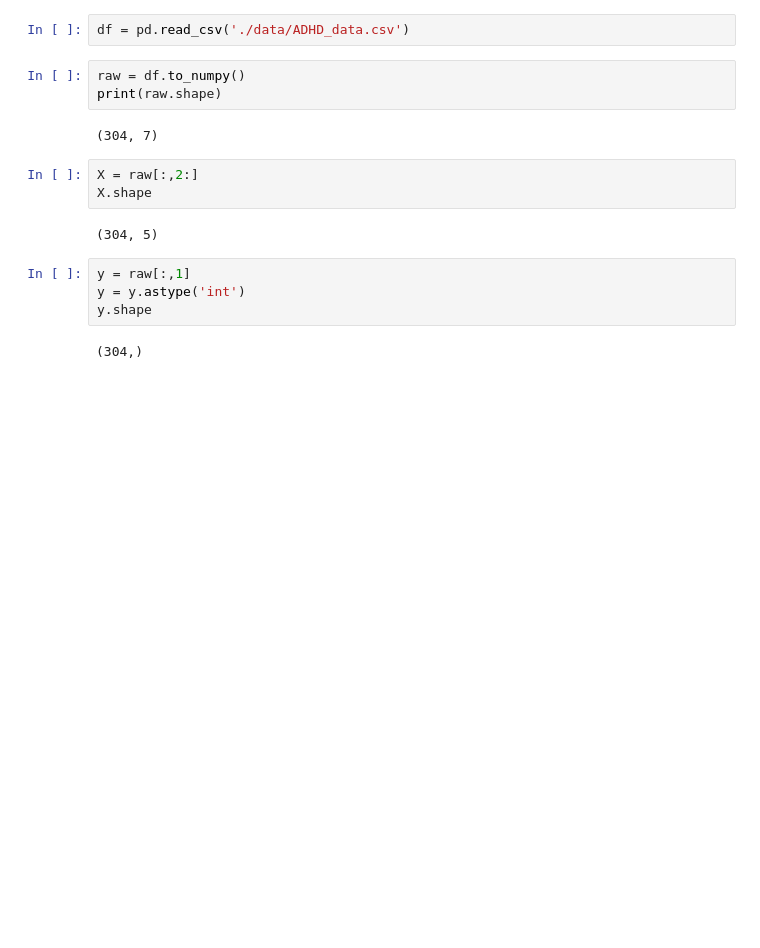
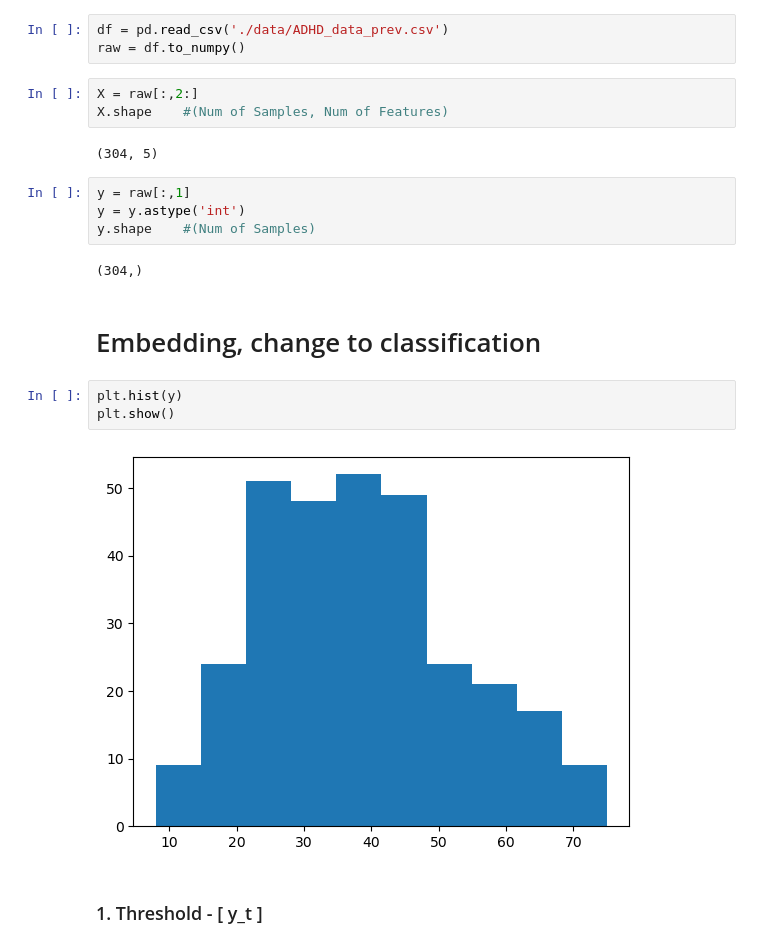
Before and after one commit to jsleeo424/ADE, a Jupyter notebook: Decision_Tree.ipynb, the cells around one changed output. Saved outputs shown, nothing was run; the diff lists cells and outputs as text; blank space fills up the shorter version.

```diff
--- a/Decision_Tree.ipynb
+++ b/Decision_Tree.ipynb
@@ -8,18 +16,23 @@ import matplotlib
 # %%
-df = pd.read_csv('./data/ADHD_data.csv')
+df = pd.read_csv('./data/ADHD_data_prev.csv')
+raw = df.to_numpy()
-# %%
-raw = df.to_numpy()
-print(raw.shape)
-# %% [output]
-(304, 7)
 # %%
 X = raw[:,2:]
-X.shape
+X.shape    #(Num of Samples, Num of Features)
 # %% [output]
 (304, 5)
 # %%
 y = raw[:,1]
 y = y.astype('int')
-y.shape
+y.shape    #(Num of Samples)
 # %% [output]
 (304,)
+# %% [markdown]
+# Embedding, change to classification
+# %%
+plt.hist(y)
+plt.show()
+# %% [output]
+[figure, added]
+# %% [markdown]
+### 1. Threshold - [ y_t ]
```
Also changed, not shown: parts of 31 cells of this notebook, 2 other files.
